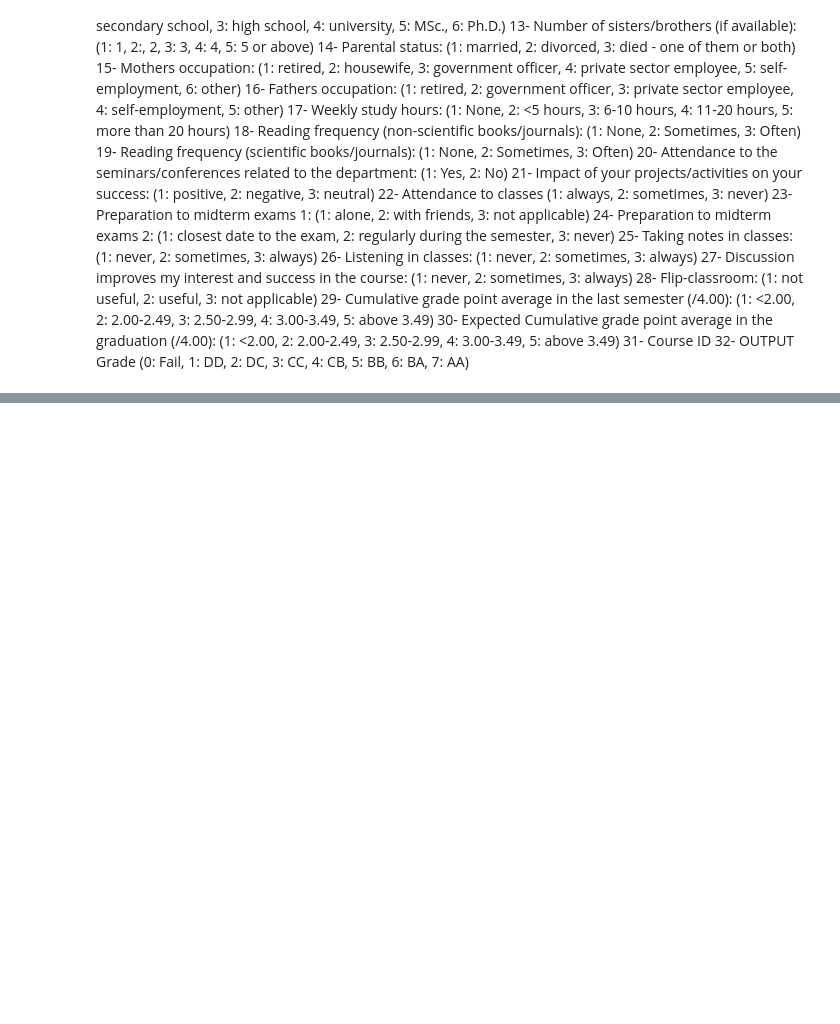
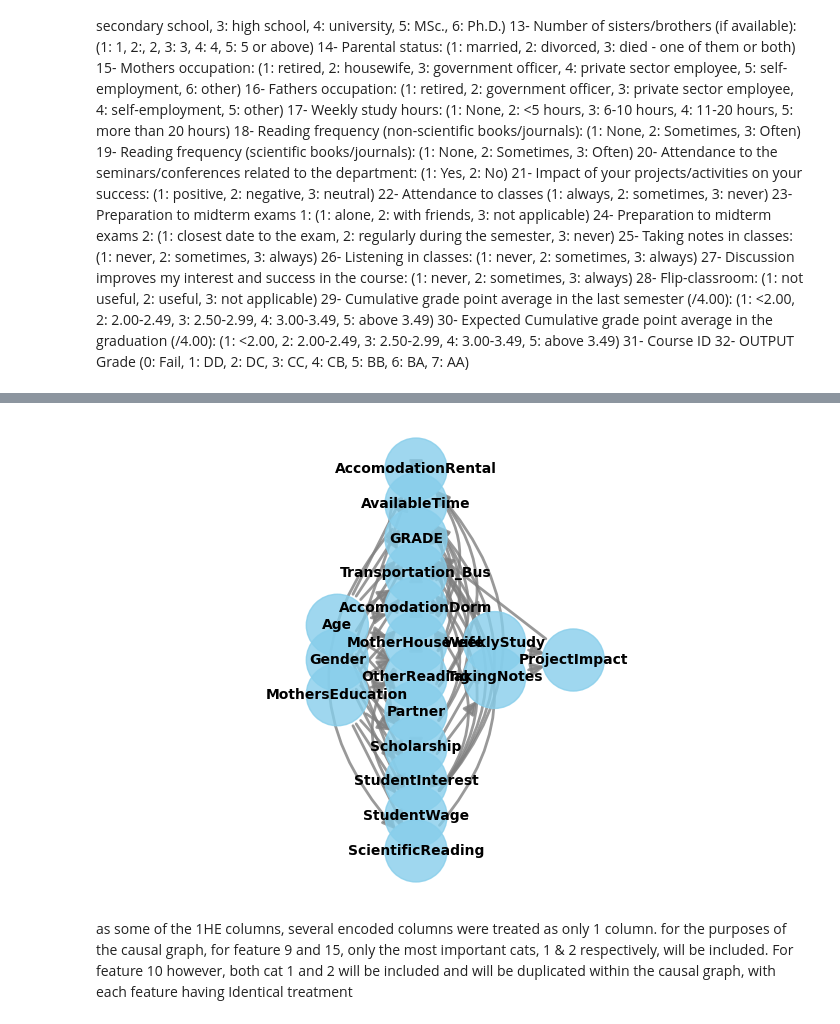
Before and after one commit to milooranm/TraditionalvsCausalAnalytics, a Jupyter notebook: Causal inference for features.ipynb, the cells around one changed output, grey strips where cells are left out. Saved outputs shown, nothing was run; the diff lists cells and outputs as text; code cells hidden in the pictures; blank space fills up the shorter version.

Commit message:
several nightmarish hours

```diff
--- a/Causal inference for features.ipynb
+++ b/Causal inference for features.ipynb
@@ -6,5 +9,5 @@ import matplotlib.pyplot as plt
 # %%
-df=pd.read_csv("DATAstudents.csv")
+data=pd.read_csv("DATAstudents.csv")
 # %% [markdown]
 Class Labels
 
@@ -50,0 +131,39 @@ the causal model here will need to designed based on domain knowledge and the re
+# %%
+# https://www.pywhy.org/dowhy/v0.2/example_notebooks/load_graph_example.html
+Graph="""digraph {AccomodationRental -> AvailableTime; AccomodationRental -> GRADE; AccomodationRental -> Transportation_Bus;
+       Age -> AccomodationRental;AccomodationDorm -> AvailableTime; AccomodationDorm -> GRADE;
+       AccomodationDorm -> Transportation_Bus; Age -> AccomodationDorm; Age -> AvailableTime;
+       Age -> GRADE; Age -> MotherHousewife; Age -> OtherReading; Age -> Partner; Age -> Scholarship;
+       Age -> StudentInterest; Age -> StudentWage; Age -> Transportation_Bus;
+       AvailableTime -> ScientificReading; AvailableTime -> WeeklyStudy; OtherReading -> AvailableTime;
+       Gender -> GRADE; Gender -> Scholarship; Gender -> StudentInterest;Gender -> StudentWage;
+       MothersEducation -> AccomodationRental; MothersEducation -> AccomodationDorm;
+       MothersEducation -> GRADE; MothersEducation -> MotherHousewife; MothersEducation -> OtherReading;
+       MothersEducation -> Scholarship; MothersEducation -> ScientificReading; MothersEducation -> StudentInterest;
+       MothersEducation -> StudentWage; MothersEducation -> Transportation_Bus; MotherHousewife -> AccomodationRental;
+       MotherHousewife -> AccomodationDorm; MotherHousewife -> AvailableTime; MotherHousewife -> GRADE;
+       MotherHousewife -> Scholarship;
+       MotherHousewife -> StudentWage; MotherHousewife -> Transportation_Bus; OtherReading -> GRADE;
+       Partner -> AccomodationRental; Partner -> AccomodationDorm; Partner -> AvailableTime;
+       Partner -> StudentInterest;
+       ProjectImpact -> GRADE;
+       Scholarship -> GRADE; Scholarship -> Transportation_Bus;
+       Scholarship -> StudentInterest; StudentWage -> Scholarship; ScientificReading -> GRADE;
+       StudentInterest-> ScientificReading; StudentInterest -> TakingNotes;
+       StudentInterest-> WeeklyStudy;
+       StudentWage -> AccomodationRental; StudentWage -> AccomodationDorm; StudentWage -> AvailableTime;
+       StudentWage -> GRADE;
+       StudentWage -> Transportation_Bus; TakingNotes -> GRADE; TakingNotes -> ProjectImpact;
+       Transportation_Bus -> AvailableTime; Transportation_Bus -> GRADE; WeeklyStudy -> GRADE; WeeklyStudy -> ProjectImpact;}
+       """
+# %%
+# With DOT string
+model=CausalModel(
+        data = df,
+        treatment='WeeklyStudy',
+        outcome='GRADE',
+        graph=Graph
+        )
+model.view_model()
+# %% [output]
+[figure, added]
@@ -50,0 +180,2 @@ the causal model here will need to designed based on domain knowledge and the re
+# %% [markdown]
+as some of the 1HE columns, several encoded columns were treated as only 1 column. for the purposes of the causal graph, for feature 9 and 15, only the most important cats, 1 & 2 respectively, will be included. For feature 10 however, both cat 1 and 2 will be included and will be duplicated within the causal graph, with each feature having Identical treatment
```
Also changed, not shown: parts of 33 cells of this notebook.
